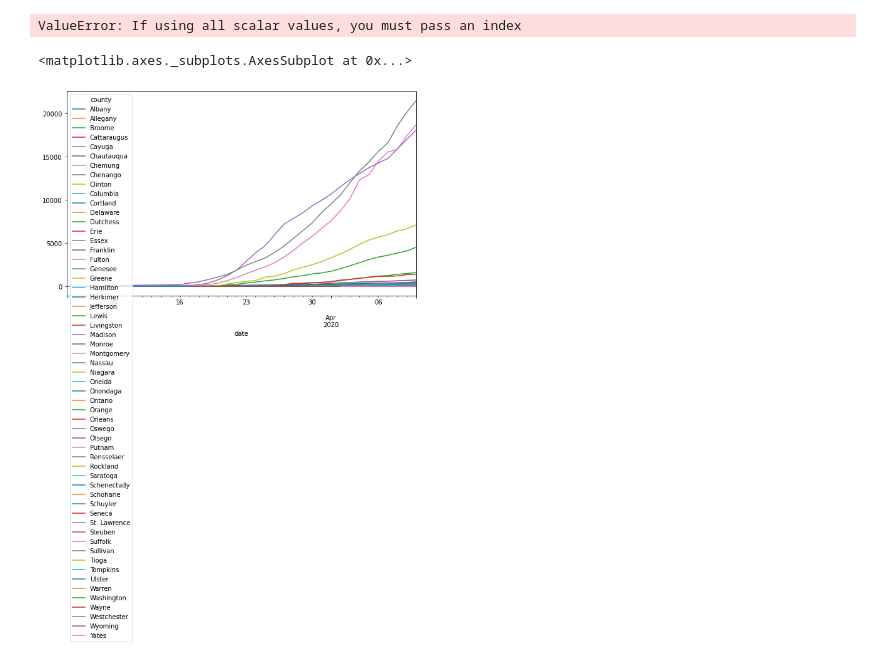
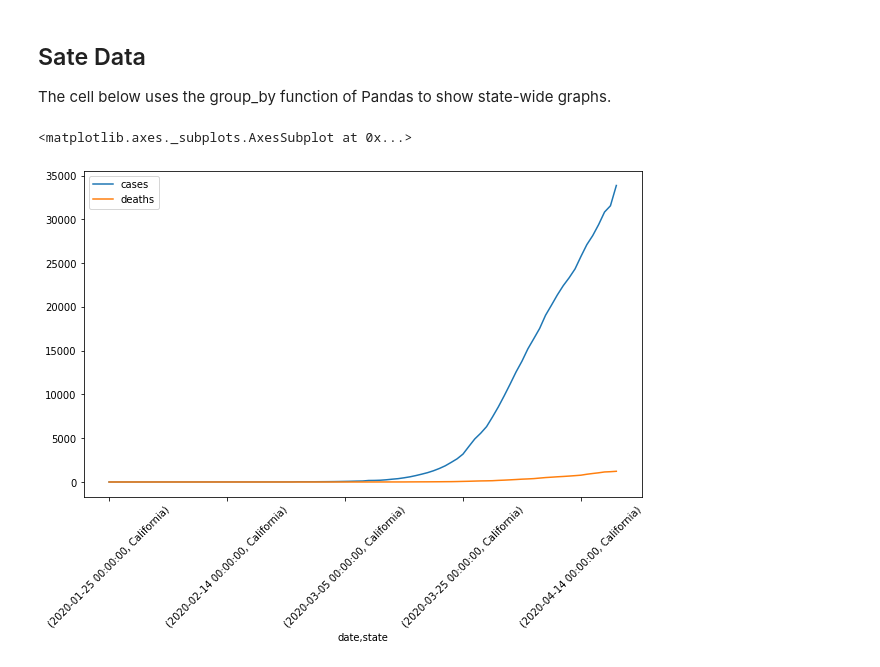
Before and after one commit to mike-matera/covid-19-data, a Jupyter notebook: analysis.ipynb, the cells around one changed output. Drawn from its saved outputs; the diff is of its cells as text; code cells hidden in the pictures.

```diff
--- a/analysis.ipynb
+++ b/analysis.ipynb
@@ -2,36 +10,19 @@
 import pandas as pd
 import math
 
-data = pd.read_csv('us-counties.csv', parse_dates=['date'], index_col='date')
+counties = pd.read_csv('us-counties.csv', parse_dates=['date'], index_col='date')
-# %%
-#fig = data[data['county'] == 'New York City']['cases']
-sc = data[(data['county'] == 'Santa Cruz') & (data['state'] == 'California')]
-ny = data[(data['county'] == 'New York City')]
-
-df = pd.DataFrame({
-    "New York": ny,
-})
-df.plot(figsize=(10,6))
-# %% [output]
-ValueError: If using all scalar values, you must pass an index
-# %%
-
-county = ''
-state = 'New York'
-
-fips = set()
-for row in data.itertuples():
-    if county in row.county and state in row.state:
-        if not math.isnan(row.fips):
-            fips.add(str(row.fips))
-
-
-fig = data.query(f"fips in [{','.join(fips)}]") \
-    .pivot(columns='county', values='cases') \
-    #.diff()
-
-fig.plot(figsize=(10,6))
-#fig
-# %% [output]
-<matplotlib.axes._subplots.AxesSubplot at 0x...>
-[figure, removed]
+# %% [markdown]
+## Sate Data
+
+The cell below uses the group_by function of Pandas to show state-wide graphs.
+# %%
+state = "California"
+
+fig = data.query(f"state == '{state}'") \
+    .groupby(['date', 'state']) \
+    .sum()
+
+fig[['cases', 'deaths']].plot(rot=45, figsize=(10,6))
+# %% [output]
+<matplotlib.axes._subplots.AxesSubplot at 0x...>
+[figure, added]
```
Also changed, not shown: parts of 7 cells of this notebook, 1 other file.
